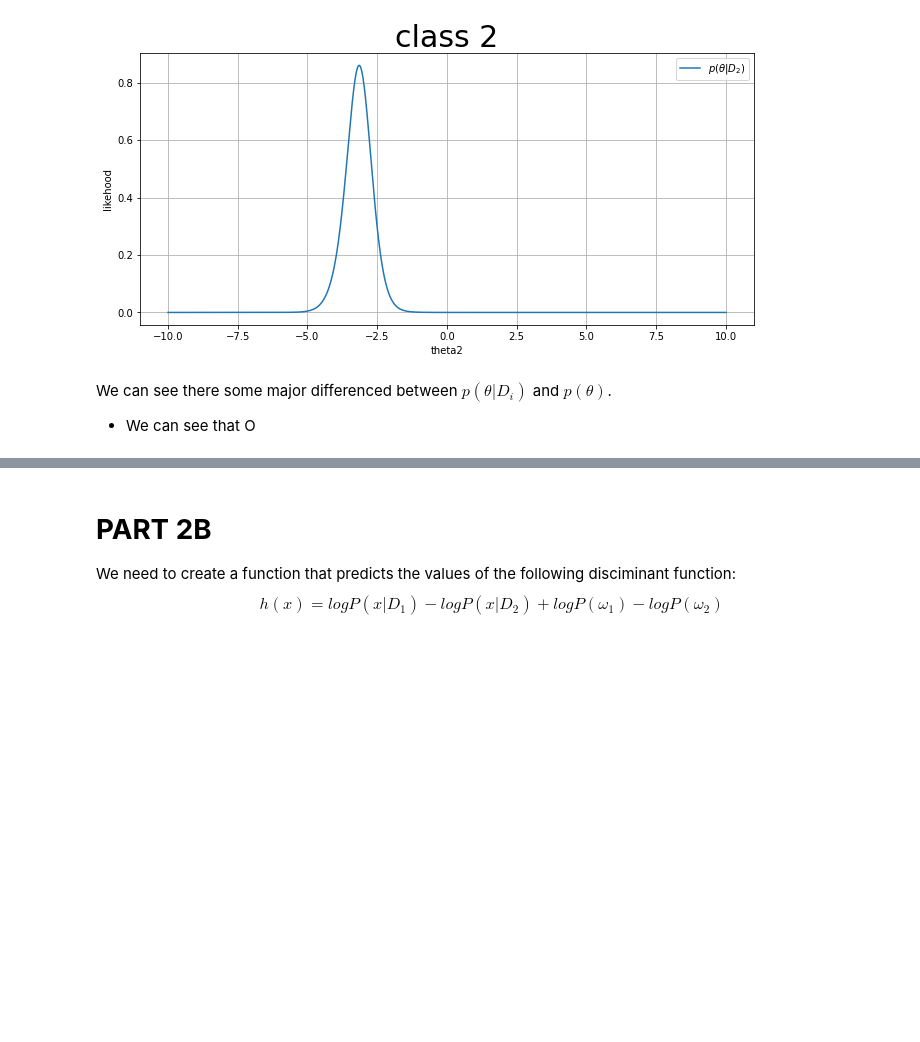
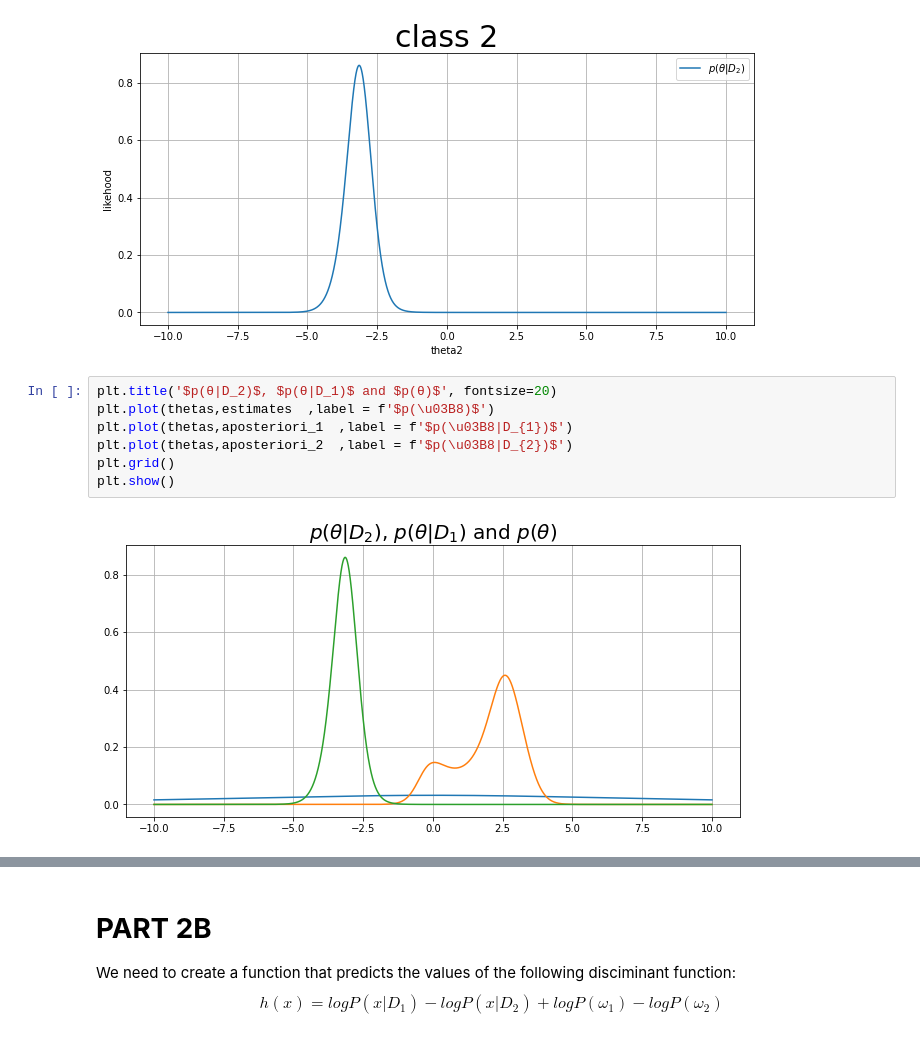
Before and after one commit to Sourland/pattern-recognision, a Jupyter notebook: parameterEstimation.ipynb, the cells around one changed output, grey strips where cells are left out. Cells and saved outputs as stored; diff of their text form; blank space fills up the shorter version.

```diff
--- a/parameterEstimation.ipynb
+++ b/parameterEstimation.ipynb
@@ -167,6 +173,12 @@ plt.legend()
 plt.show()
 # %% [output]
 [figure]
-# %% [markdown]
-We can see there some major differenced between $p(θ|D_i)$ and $p(θ)$.
-* We can see that O
+# %%
+plt.title('$p(θ|D_2)$, $p(θ|D_1)$ and $p(θ)$', fontsize=20)
+plt.plot(thetas,estimates  ,label = f'$p(\u03B8)$')
+plt.plot(thetas,aposteriori_1  ,label = f'$p(\u03B8|D_{1})$')
+plt.plot(thetas,aposteriori_2  ,label = f'$p(\u03B8|D_{2})$')
+plt.grid()
+plt.show()
+# %% [output]
+[figure, added]
```
Also changed, not shown: parts of 8 cells of this notebook.
